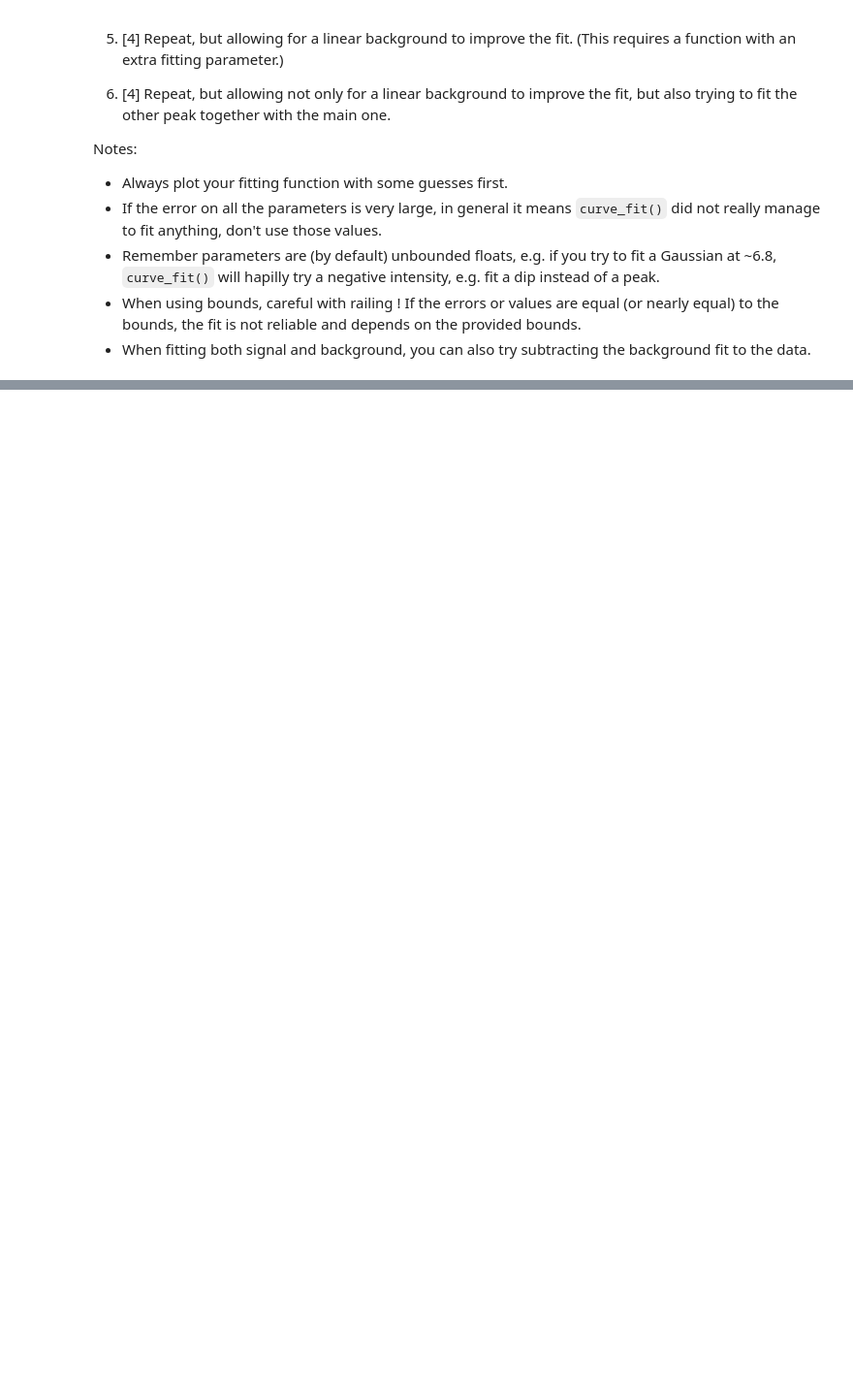
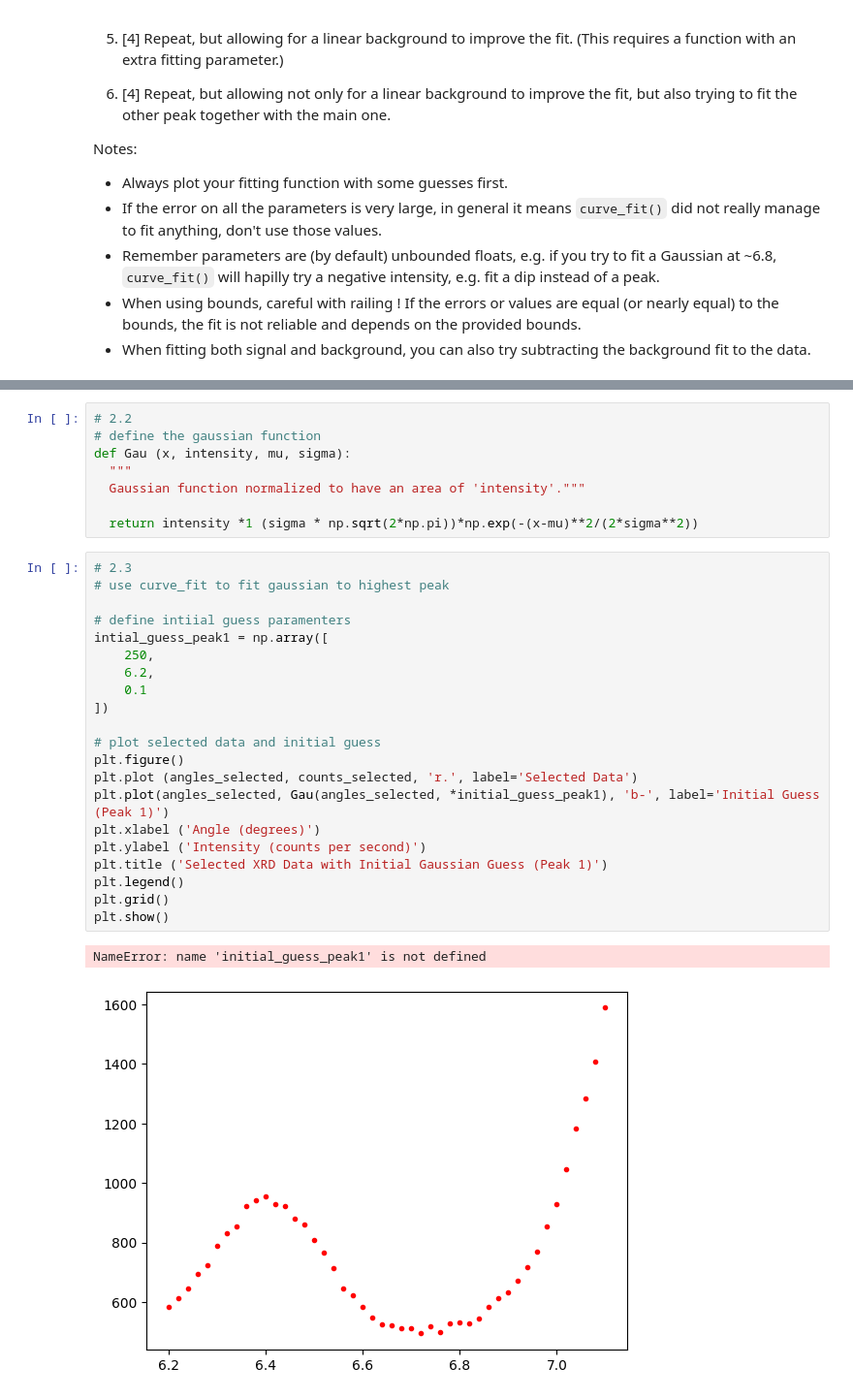
Before and after one commit to PX2145-2025/week-4-b-alejandragadea, a Jupyter notebook: Curvefit.ipynb, the cells around one changed output, grey strips where cells are left out. Shown: that part at 97% size. Cells and saved outputs as stored; diff of their text form; blank space fills up the shorter version.

```diff
--- a/Curvefit.ipynb
+++ b/Curvefit.ipynb
@@ -429,0 +303,32 @@ Max selected counts: 1997.6
+# %%
+# 2.2
+# define the gaussian function
+def Gau (x, intensity, mu, sigma):
+  """
+  Gaussian function normalized to have an area of 'intensity'."""
+
+  return intensity *1 (sigma * np.sqrt(2*np.pi))*np.exp(-(x-mu)**2/(2*sigma**2))
+# %%
+# 2.3
+# use curve_fit to fit gaussian to highest peak
+
+# define intiial guess paramenters
+intial_guess_peak1 = np.array([
+    250,
+    6.2,
+    0.1
+])
+
+# plot selected data and initial guess
+plt.figure()
+plt.plot (angles_selected, counts_selected, 'r.', label='Selected Data')
+plt.plot(angles_selected, Gau(angles_selected, *initial_guess_peak1), 'b-', label='Initial Guess (Peak 1)')
+plt.xlabel ('Angle (degrees)')
+plt.ylabel ('Intensity (counts per second)')
+plt.title ('Selected XRD Data with Initial Gaussian Guess (Peak 1)')
+plt.legend()
+plt.grid()
+plt.show()
+# %% [output]
+NameError: name 'initial_guess_peak1' is not defined
+[figure, added]
```
Also changed, not shown: parts of 17 cells of this notebook.
